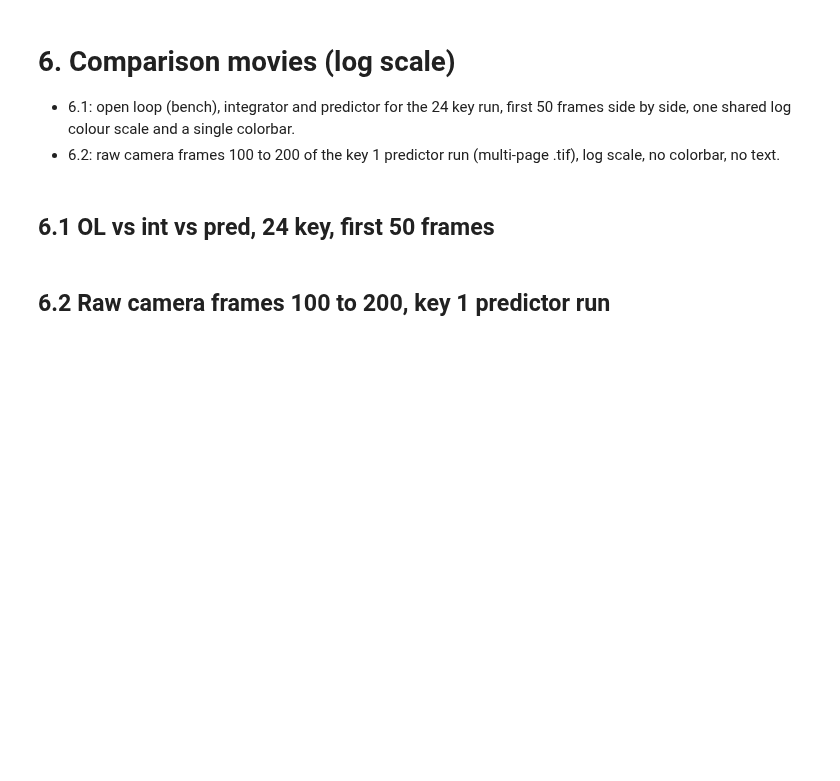
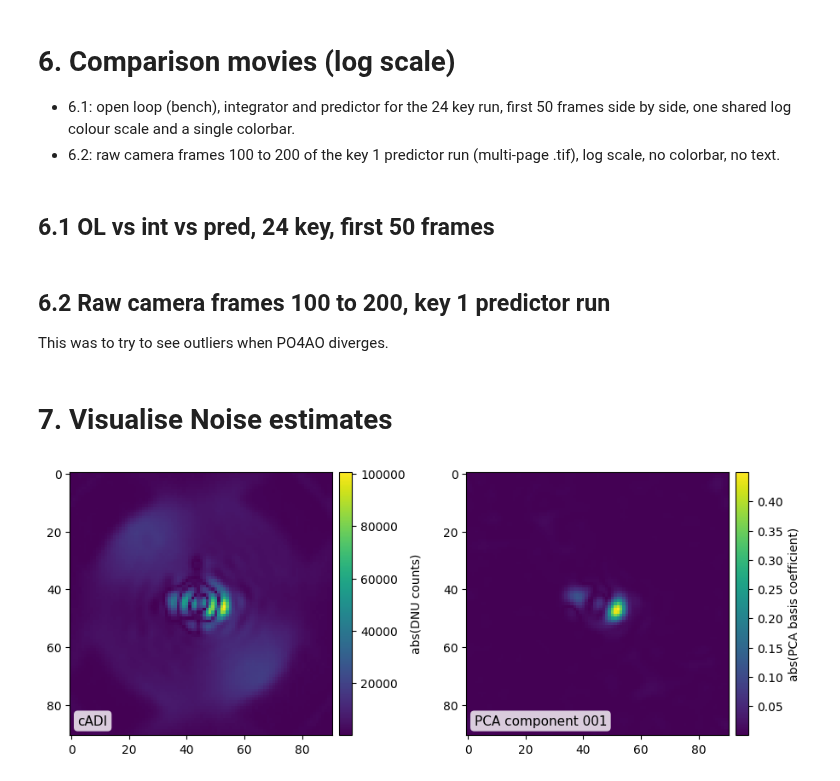
Before and after one commit to noah-bns/ESO_internship, a Jupyter notebook: notebooks/Fits_visualisation.ipynb, the cells around one changed output. Drawn from its saved outputs; the diff is of its cells as text; code cells hidden in the pictures; blank space fills up the shorter version.

Commit message:
Visualise the PCA Components and Noise Estimates

```diff
--- a/notebooks/Fits_visualisation.ipynb
+++ b/notebooks/Fits_visualisation.ipynb
@@ -461,6 +462,8 @@ norm_24 = panels_to_video(cubes_24, out_24, labels=["OL", "int", "pred"], fps=10
 print(f"saved {out_24}  (log range {norm_24.vmin:.3g} .. {norm_24.vmax:.3g})")
 # %% [markdown]
 ## 6.2 Raw camera frames 100 to 200, key 1 predictor run
+
+This was to try to see outliers when PO4AO diverges.
 # %%
 RAW_TIF = RAW_TIF_DIR / "pred_7ro_20ws_key1_coro_2026-10-10T14-50-04.066_0.tif"
 raw_frames = tiff.imread(RAW_TIF, key=slice(100, 200)).astype(
@@ -473,3 +476,5 @@ norm_raw = panels_to_video(
     [raw_frames], out_raw, labels=None, colorbar=False, fps=10, panel_size=4
 )
 print(f"saved {out_raw}  (log range {norm_raw.vmin:.3g} .. {norm_raw.vmax:.3g})")
+# %% [markdown]
+# 7. Visualise Noise estimates
@@ -475,0 +806,15 @@ print(f"saved {out_raw}  (log range {norm_raw.vmin:.3g} .. {norm_raw.vmax:.3g})"
+# %%
+ORI_PATH_INT = Path('/home/aosimul/noah/src/pipeline_ADI/results/fake_planets/30_deg_sat_speckles/int_7ro_20ws_1key_1-4_DIT_2.81e-02s/residuals/Noise_frames')
+ORI_PATH_PRED = Path('/home/aosimul/noah/src/pipeline_ADI/results/fake_planets/30_deg_sat_speckles/pred_7ro_20ws_1key_1-4_DIT_2.81e-02s/residuals/Noise_frames')
+
+fig, axes = plt.subplots(1, 2, figsize = (11,4))
+for (name, cbar_label, ax) in zip(['cADI', 'PCA_component_001'], ['abs(DNU counts)', 'abs(PCA basis coefficient)'], (axes)):
+    img_int = fits.getdata(ORI_PATH_INT / f'{name}.fits')
+    img_pred = fits.getdata(ORI_PATH_PRED / f'{name}.fits')
+    im = ax.imshow((np.array(np.abs(img_int- img_pred))))
+    cbar = fig.colorbar(im, ax=ax, fraction=0.046, pad=0.02, label = cbar_label)
+    add_corner_label(ax, name.replace('_', ' '))
+
+#plt.suptitle("                   Difference Int - Pred")
+# %% [output]
+[figure, added]
```
Also changed, not shown: parts of 9 cells of this notebook, 9 other files.
